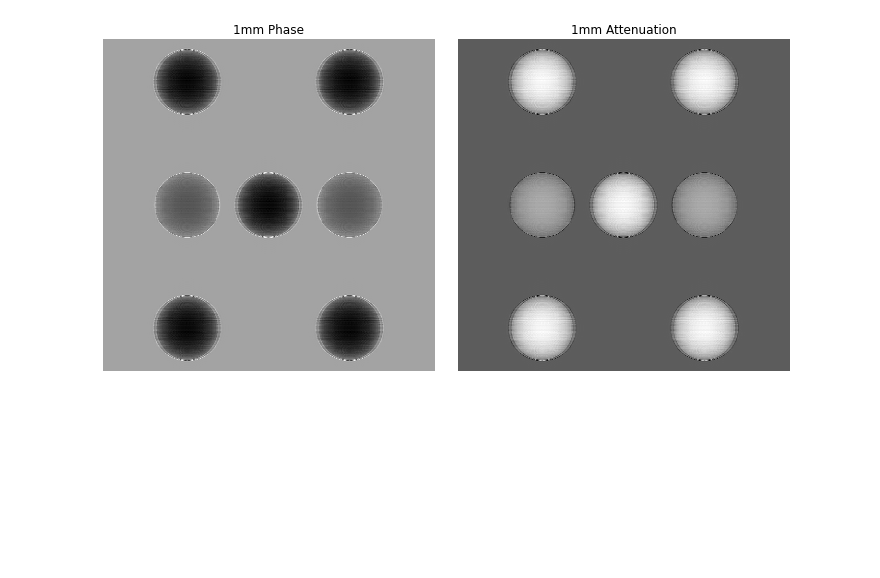
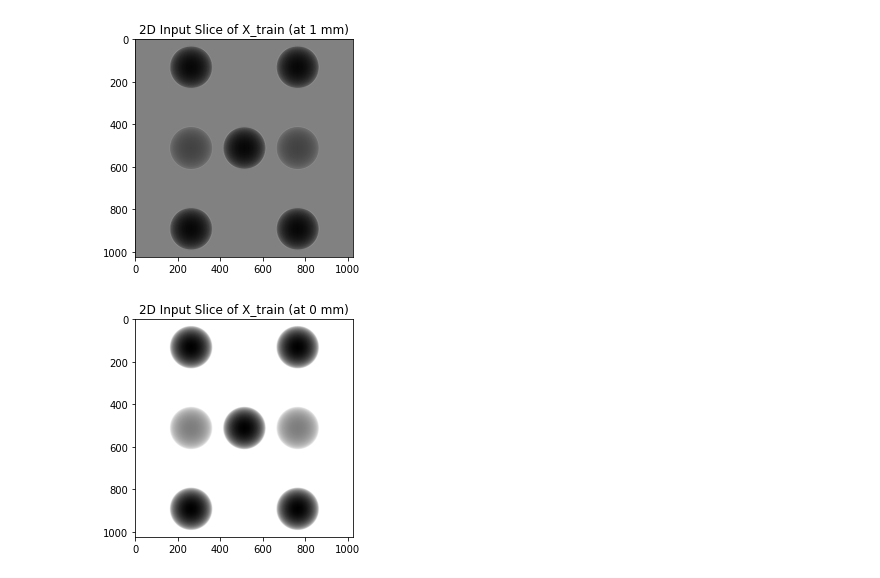
Before and after one commit to zechenl/narrow_unet, a Jupyter notebook: TIEHOM_paganin.ipynb, the cells around one changed output. Drawn from its saved outputs; the diff is of its cells as text; code cells hidden in the pictures; blank space fills up the shorter version.

```diff
--- a/TIEHOM_paganin.ipynb
+++ b/TIEHOM_paganin.ipynb
@@ -16,8 +22,8 @@ import neurite as ne
 # %%
-x_data_dir = "0 mm"
-y_data_dir = "1 mm"
+x_data_dir = "1 mm"
+y_data_dir = "0 mm"
 # %%
-for x_tif in sorted(os.listdir(x_data_dir))[:180]:
+for x_tif in sorted(os.listdir(x_data_dir))[:1]:
     x_data = np.array([np.array(Image.open(os.path.join(x_data_dir, x_tif)))])
-for y_tif in sorted(os.listdir(y_data_dir))[:180]:
+for y_tif in sorted(os.listdir(y_data_dir))[:1]:
     y_data = np.array([np.array(Image.open(os.path.join(y_data_dir, y_tif)))])
@@ -176,7 +78,12 @@ ne.plot.slices([phase_array[0], attenuation_array[0]],
-# %%
-ne.plot.slices([phase_array[1], attenuation_array[1]],
-               titles=["1mm Phase", "1mm Attenuation"],
-               cmaps=["gray"],
-               width=10);
-# %% [output]
-[figure, removed]
+# %%
+plt.imshow(x_data[0], cmap="gray");
+plt.title('2D Input Slice of X_train (at 1 mm)');
+plt.show();
+# %% [output]
+[figure, added]
+# %%
+plt.imshow(y_data[0], cmap="gray")
+plt.title('2D T Slice of X_train (at 0 mm)');
+plt.show();
+# %% [output]
+[figure, added]
```
Also changed, not shown: parts of 9 cells of this notebook.
